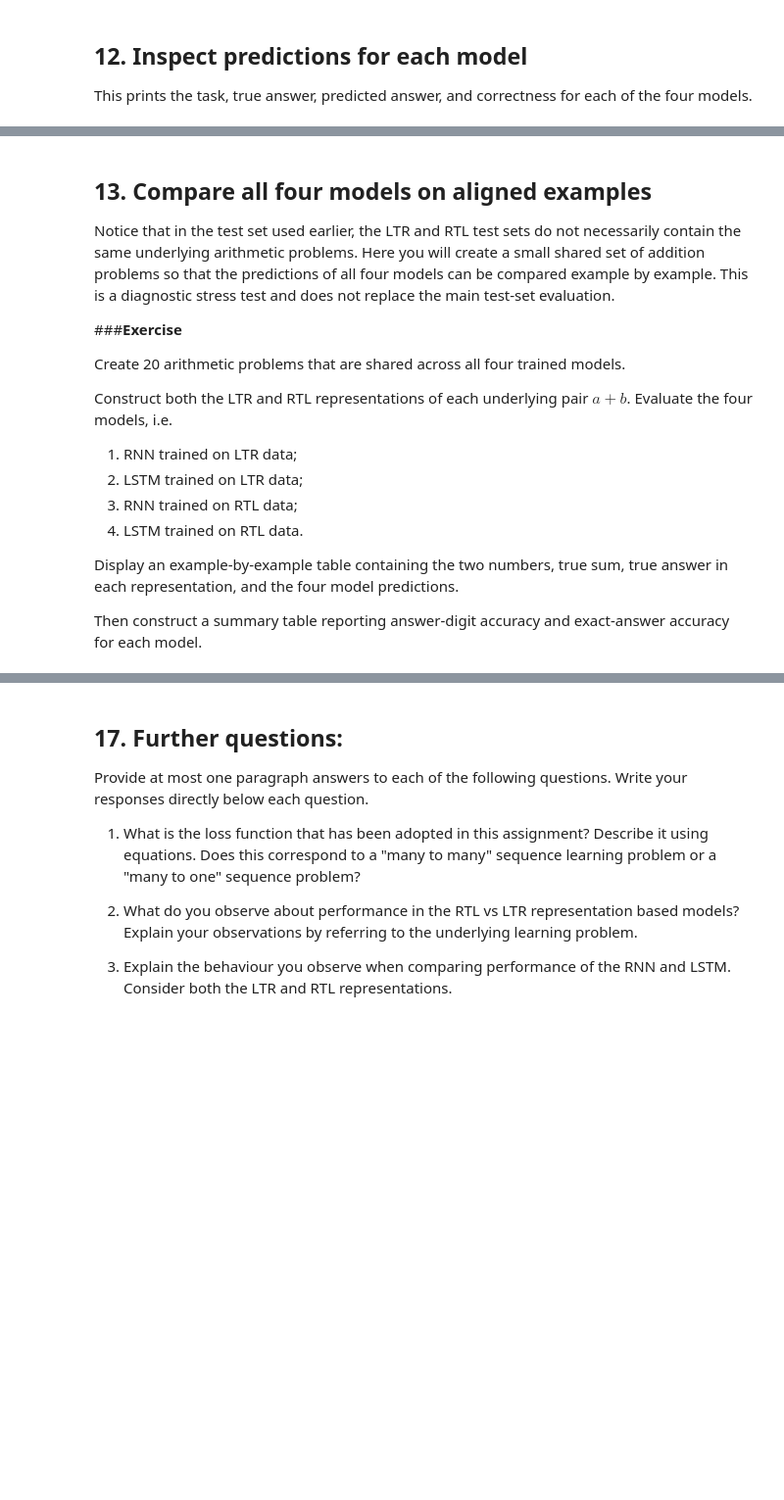
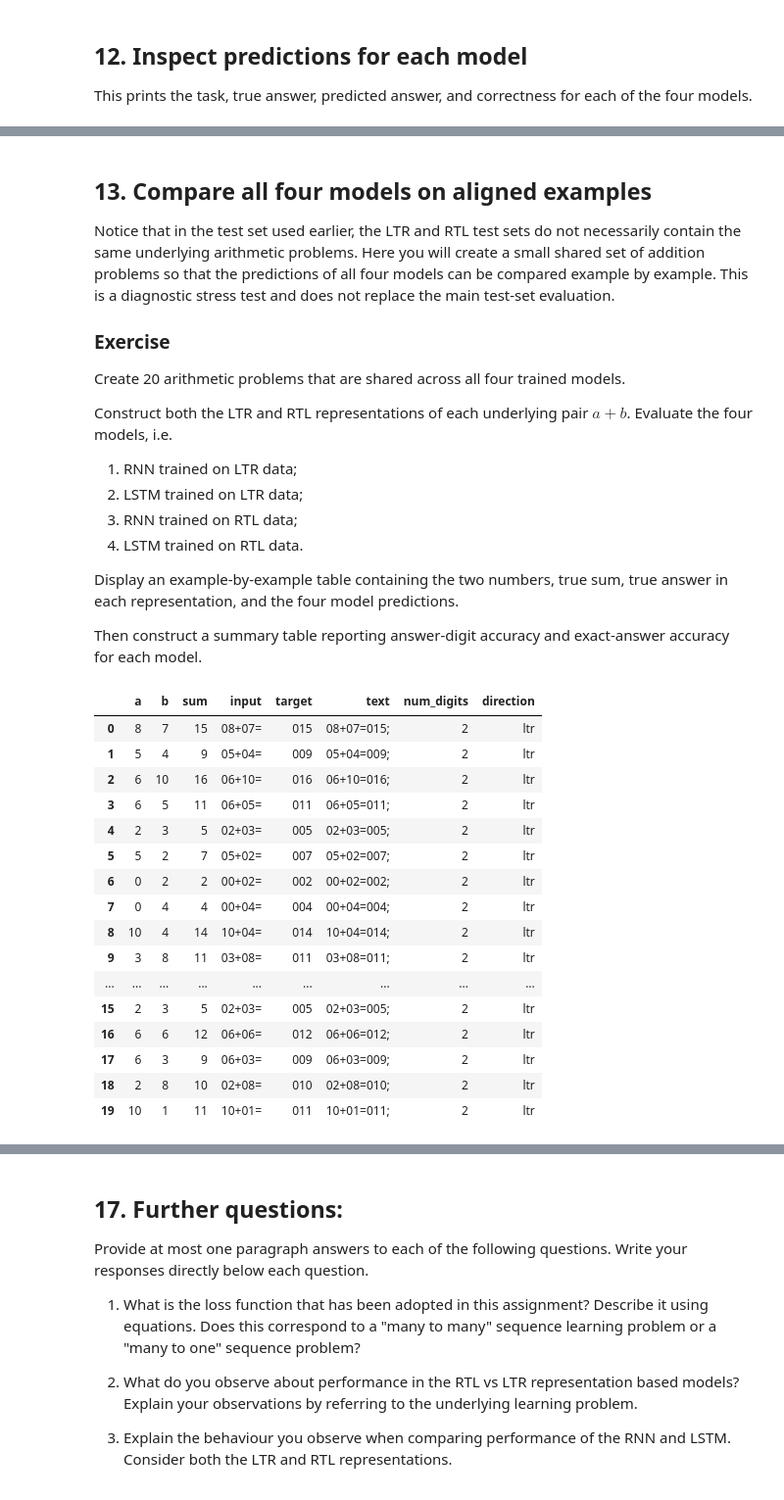
Before and after one commit to 9yifanchen9/MATH3881-5881, a Jupyter notebook: assignment/Assignment_MATH38815881.ipynb, the cells around one changed output, grey strips where cells are left out. Shown at 98% size. Drawn from its saved outputs; the diff is of its cells as text; code cells hidden in the pictures; blank space fills up the shorter version.

```diff
--- a/assignment/Assignment_MATH38815881.ipynb
+++ b/assignment/Assignment_MATH38815881.ipynb
@@ -909,7 +910,7 @@ lstm_rtl
 
 Notice that in the test set used earlier, the LTR and RTL test sets do not necessarily contain the same underlying arithmetic problems. Here you will create a small shared set of addition problems so that the predictions of all four models can be compared example by example. This is a diagnostic stress test and does not replace the main test-set evaluation.
 
-###**Exercise**
+### **Exercise**
 
 Create 20 arithmetic problems that are shared across all four trained models.
 
@@ -925,3 +926,29 @@ Display an example-by-example table containing the two numbers, true sum, true a
 Then construct a summary table reporting answer-digit accuracy and exact-answer accuracy for each model.
 # %%
 ##### INPUT YOUR CODE HERE:
+ltr_shared_data = generate_examples(20, num_digits=2, direction='ltr')
+rtl_shared_data = ltr_shared_data.copy()
+rtl_shared_data["input"] = rtl_shared_data.apply(lambda row: f"{str(row['a']).zfill(2)[::-1]}+{str(row['b']).zfill(2)[::-1]}=", axis=1)
+rtl_shared_data["target"] = rtl_shared_data.apply(lambda row: f"{row['target'][::-1]}", axis=1)
+rtl_shared_data["text"] = rtl_shared_data.apply(lambda row: f"{row['input']}{row['target']};", axis=1)
+rtl_shared_data["direction"] = "rtl"
+# %%
+ltr_shared_data
+# %% [output]
+|  | a | b | sum | input | target | text | num_digits | direction |
+| 0 | 8 | 7 | 15 | 08+07= | 015 | 08+07=015; | 2 | ltr |
+| 1 | 5 | 4 | 9 | 05+04= | 009 | 05+04=009; | 2 | ltr |
+| 2 | 6 | 10 | 16 | 06+10= | 016 | 06+10=016; | 2 | ltr |
+| 3 | 6 | 5 | 11 | 06+05= | 011 | 06+05=011; | 2 | ltr |
+| 4 | 2 | 3 | 5 | 02+03= | 005 | 02+03=005; | 2 | ltr |
+| 5 | 5 | 2 | 7 | 05+02= | 007 | 05+02=007; | 2 | ltr |
+| 6 | 0 | 2 | 2 | 00+02= | 002 | 00+02=002; | 2 | ltr |
+| 7 | 0 | 4 | 4 | 00+04= | 004 | 00+04=004; | 2 | ltr |
+| 8 | 10 | 4 | 14 | 10+04= | 014 | 10+04=014; | 2 | ltr |
+| 9 | 3 | 8 | 11 | 03+08= | 011 | 03+08=011; | 2 | ltr |
+| ... | ... | ... | ... | ... | ... | ... | ... | ... |
+| 15 | 2 | 3 | 5 | 02+03= | 005 | 02+03=005; | 2 | ltr |
+| 16 | 6 | 6 | 12 | 06+06= | 012 | 06+06=012; | 2 | ltr |
+| 17 | 6 | 3 | 9 | 06+03= | 009 | 06+03=009; | 2 | ltr |
+| 18 | 2 | 8 | 10 | 02+08= | 010 | 02+08=010; | 2 | ltr |
+| 19 | 10 | 1 | 11 | 10+01= | 011 | 10+01=011; | 2 | ltr |
```
Also changed, not shown: parts of 11 cells of this notebook.
